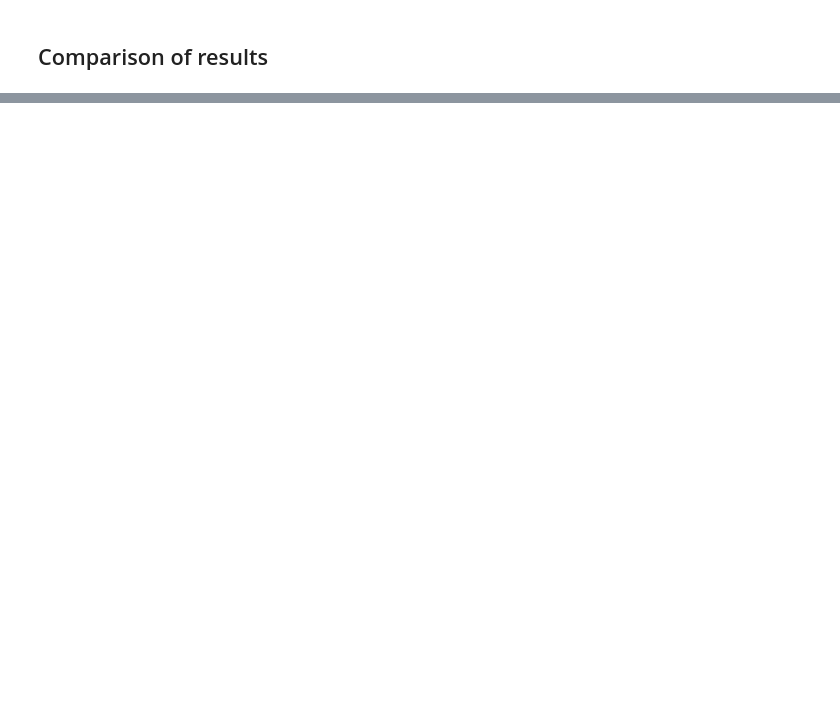
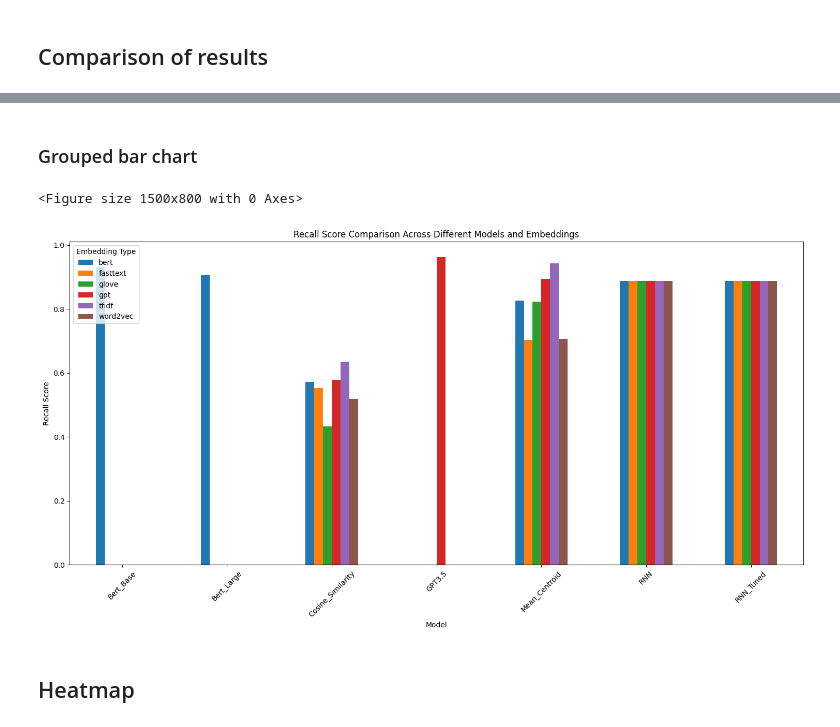
Before and after one commit to patrickahrend/TUM-NLP-Praktikum, a Jupyter notebook: notebooks/utilities/comparing_results.ipynb, the cells around one changed output, grey strips where cells are left out. Cells and saved outputs as stored; diff of their text form; code cells hidden in the pictures; blank space fills up the shorter version.

```diff
--- a/notebooks/utilities/comparing_results.ipynb
+++ b/notebooks/utilities/comparing_results.ipynb
@@ -3,9 +42,8 @@
 # %%
 from pathlib import Path
-
+from sklearn.metrics import accuracy_score, precision_score, recall_score, f1_score
 import pandas as pd
 
 project_dir = Path(Path.cwd()).resolve().parents[1]
 
-result_combined = pd.read_csv(project_dir / "references/model_evaluation_results_0102-2015_dt_1.csv")
-results_seperate = pd.read_csv(project_dir / "references/model_evaluation_results_0104-1649_dt_2.csv")
+results_advanced_approaches = pd.read_csv(project_dir / "references/model results/test_data_with_advanced_predictions.csv")
@@ -105,0 +88,24 @@ Name: recall_oos, dtype: float64
+# %%
+# Convert the results to a DataFrame
+results_df = pd.DataFrame(results_list)
+# %%
+def reformat_model_name(model_name):
+    # Remove the '_Prediction' part
+    if '_Prediction' in model_name:
+        model_name = model_name.replace('_Prediction', '')
+
+
+
+    # Remove the embedding type if it is not 'Bert_Base' or 'GPT'
+    if not model_name in ['Bert_Base','Bert_Large', 'GPT']:
+        parts = model_name.split('_')
+        if len(parts) > 1:  # If there is an embedding type to remove
+            model_name = '_'.join(parts[1:])
+
+    return model_name
+
+# Apply the reformat_model_name function to each model name in the dataframe
+results_df['model'] = results_df['model'].apply(reformat_model_name)
+
+# Display the updated dataframe
+results_df.head(len(results_df))
@@ -105,0 +130,23 @@ Name: recall_oos, dtype: float64
+# %%
+import matplotlib.pyplot as plt
+import seaborn as sns
+
+results_df['model'] = results_df['model'].replace('GPT', 'GPT3.5')
+# %% [markdown]
+### Grouped bar chart
+# %%
+pivot_df = results_df.pivot(index='model', columns='data', values='recall_oos')
+plt.figure(figsize=(15, 8))
+pivot_df.plot(kind='bar', figsize=(15, 8))
+plt.title('Recall Score Comparison Across Different Models and Embeddings')
+plt.xlabel('Model')
+plt.ylabel('Recall Score')
+plt.xticks(rotation=45)
+plt.legend(title='Embedding Type')
+plt.tight_layout()
+plt.show()
+# %% [output]
+<Figure size 1500x800 with 0 Axes>
+[figure, added]
+# %% [markdown]
+## Heatmap
```
Also changed, not shown: parts of 28 cells of this notebook.
